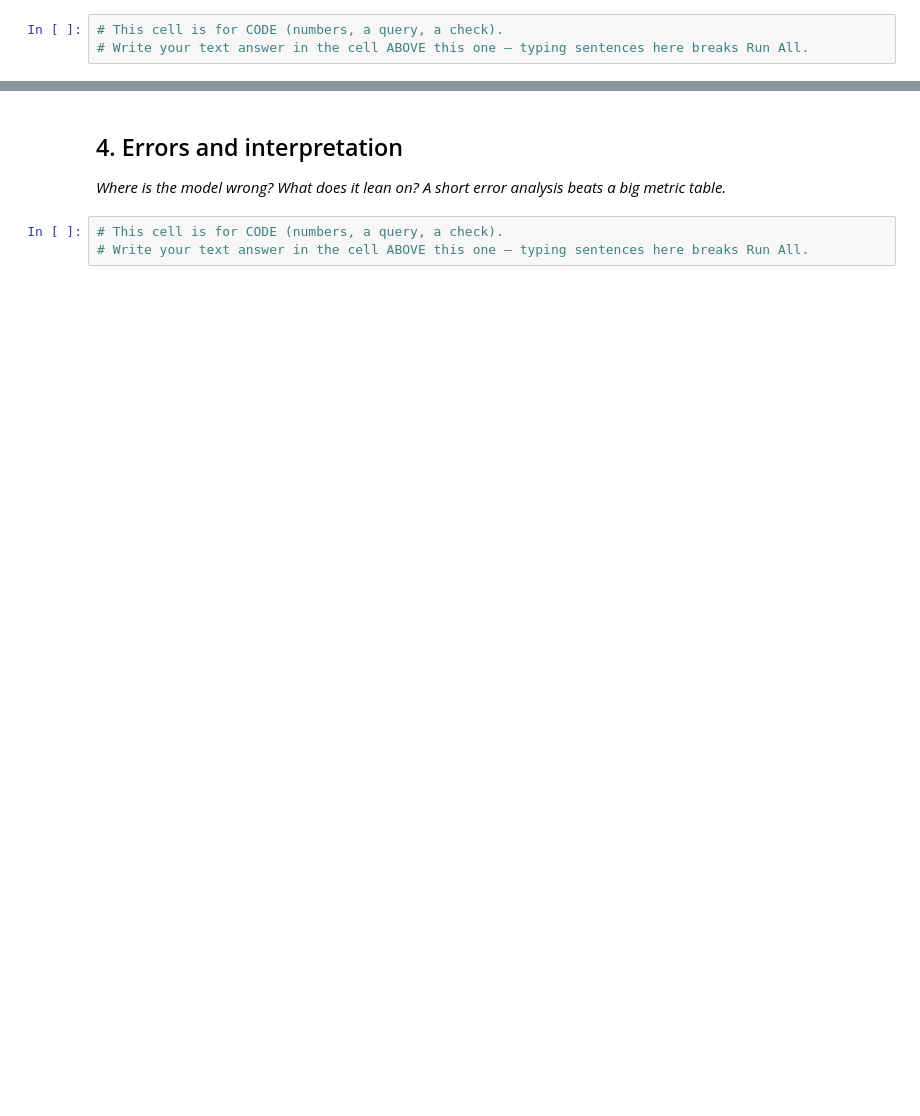
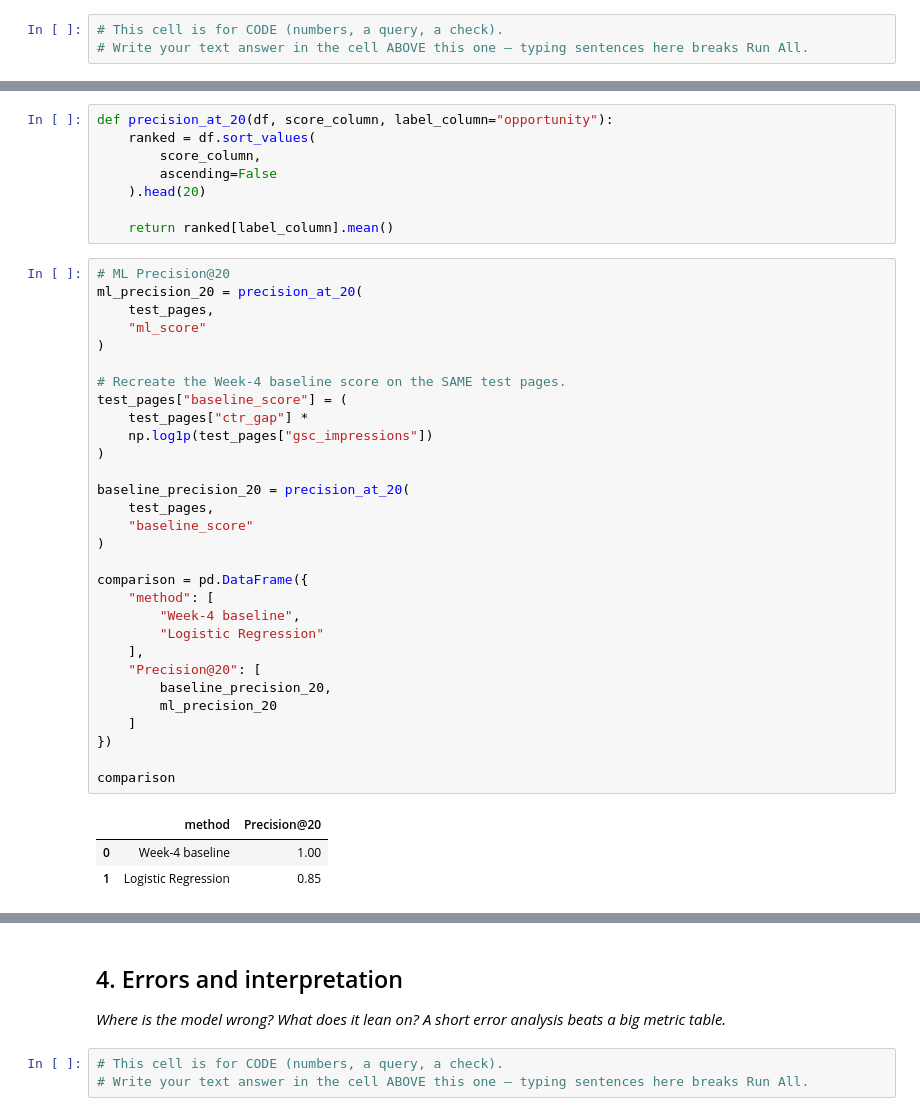
Before and after one commit to BarnaliBhowmik/FlyRank_ML, a Jupyter notebook: work/notebooks/w05_model.ipynb, the cells around one changed output, grey strips where cells are left out. Saved outputs shown, nothing was run; the diff lists cells and outputs as text; blank space fills up the shorter version.

```diff
--- a/work/notebooks/w05_model.ipynb
+++ b/work/notebooks/w05_model.ipynb
@@ -29,0 +529,42 @@ This skeleton is yours to fill. Work the sections **in order** — each one has
+# %%
+def precision_at_20(df, score_column, label_column="opportunity"):
+    ranked = df.sort_values(
+        score_column,
+        ascending=False
+    ).head(20)
+
+    return ranked[label_column].mean()
+# %%
+# ML Precision@20
+ml_precision_20 = precision_at_20(
+    test_pages,
+    "ml_score"
+)
+
+# Recreate the Week-4 baseline score on the SAME test pages.
+test_pages["baseline_score"] = (
+    test_pages["ctr_gap"] *
+    np.log1p(test_pages["gsc_impressions"])
+)
+
+baseline_precision_20 = precision_at_20(
+    test_pages,
+    "baseline_score"
+)
+
+comparison = pd.DataFrame({
+    "method": [
+        "Week-4 baseline",
+        "Logistic Regression"
+    ],
+    "Precision@20": [
+        baseline_precision_20,
+        ml_precision_20
+    ]
+})
+
+comparison
+# %% [output]
+|  | method | Precision@20 |
+| 0 | Week-4 baseline | 1.00 |
+| 1 | Logistic Regression | 0.85 |
```
Also changed, not shown: parts of 26 cells of this notebook.
